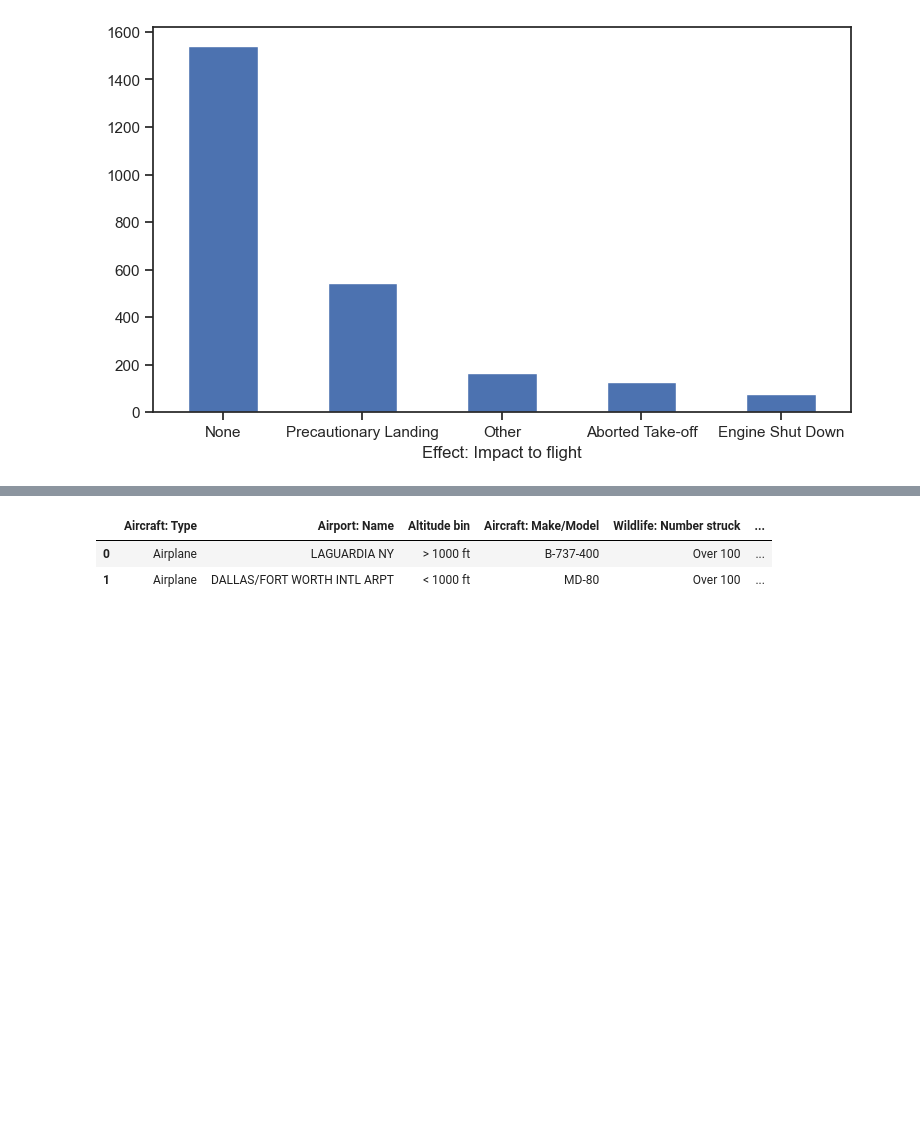
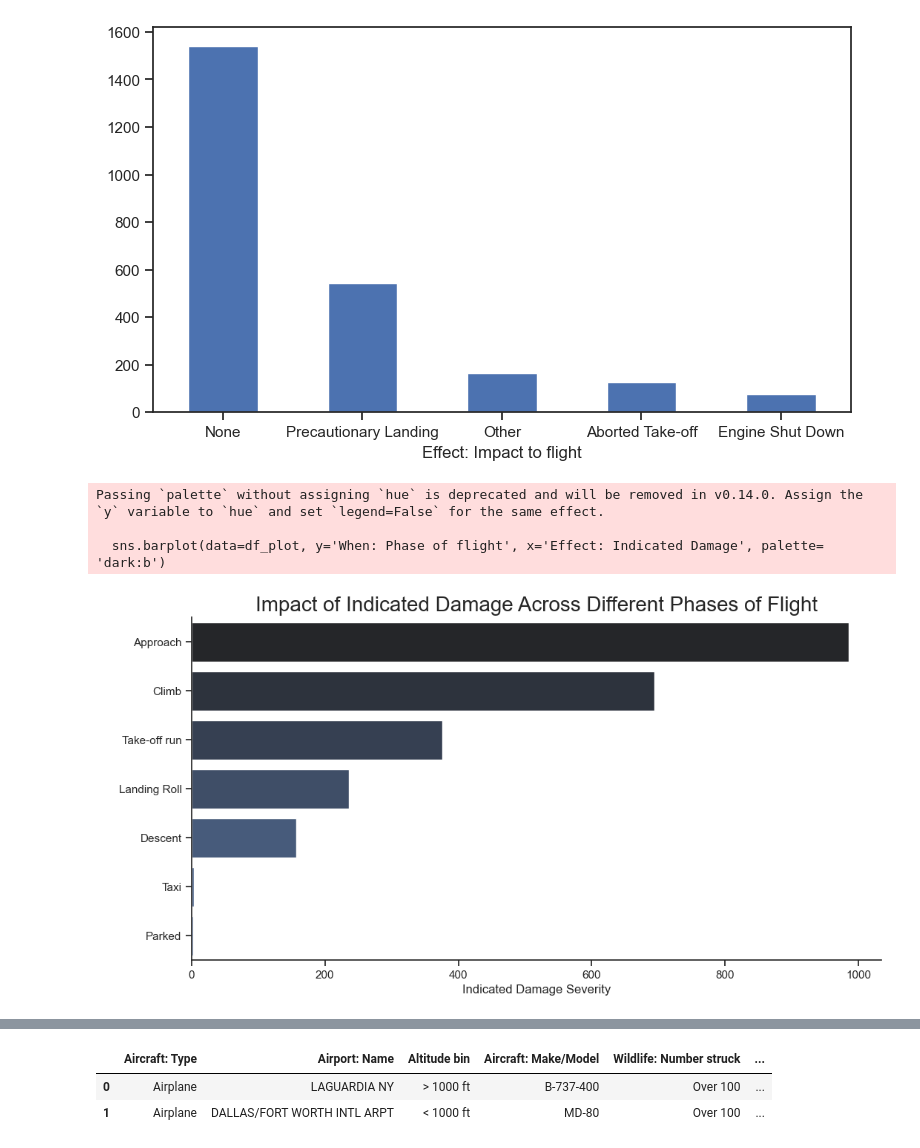
Before and after one commit to UsmanAhamed12/Data-Analyst-Intern-Project, a Jupyter notebook: NoteBooks/BIRD STRIKES ANALYSIS.ipynb, the cells around one changed output, grey strips where cells are left out. Cells and saved outputs as stored; diff of their text form; code cells hidden in the pictures; blank space fills up the shorter version.

```diff
--- a/BIRD STRIKES PROJECT/BIRD STRIKES ANALYSIS.ipynb
+++ b/NoteBooks/BIRD STRIKES ANALYSIS.ipynb
@@ -767,4 +767,29 @@ plt.xticks(rotation=0)
 plt.show()
 # %% [output]
 [figure]
+# %%
+### Group BY Phase of Flight Indicated Damage
+df_plot = Data.groupby('When: Phase of flight')['Effect: Indicated Damage'].sum().sort_values(ascending= False).reset_index()
+
+# Plot using Seaborn lineplot
+plt.figure(figsize=(12, 6))
+sns.set_theme(style= 'ticks')
+sns.barplot(data=df_plot, y='When: Phase of flight', x='Effect: Indicated Damage', palette= 'dark:b')
+sns.despine()
+
+# Customize the plot
+plt.title("Impact of Indicated Damage Across Different Phases of Flight", fontsize = 20)
+plt.xlabel('Indicated Damage Severity')
+plt.ylabel(' ')
+plt.xticks(rotation=0)
+#plt.grid(axis='y', linestyle='--', alpha=0.7)
+
+
+# Display the plot
+plt.show()
+# %% [output]
+Passing `palette` without assigning `hue` is deprecated and will be removed in v0.14.0. Assign the `y` variable to `hue` and set `legend=False` for the same effect.
+
+  sns.barplot(data=df_plot, y='When: Phase of flight', x='Effect: Indicated Damage', palette= 'dark:b')
+[figure, added]
 # %%
```
Also changed, not shown: parts of 10 cells of this notebook, 12 other files.
